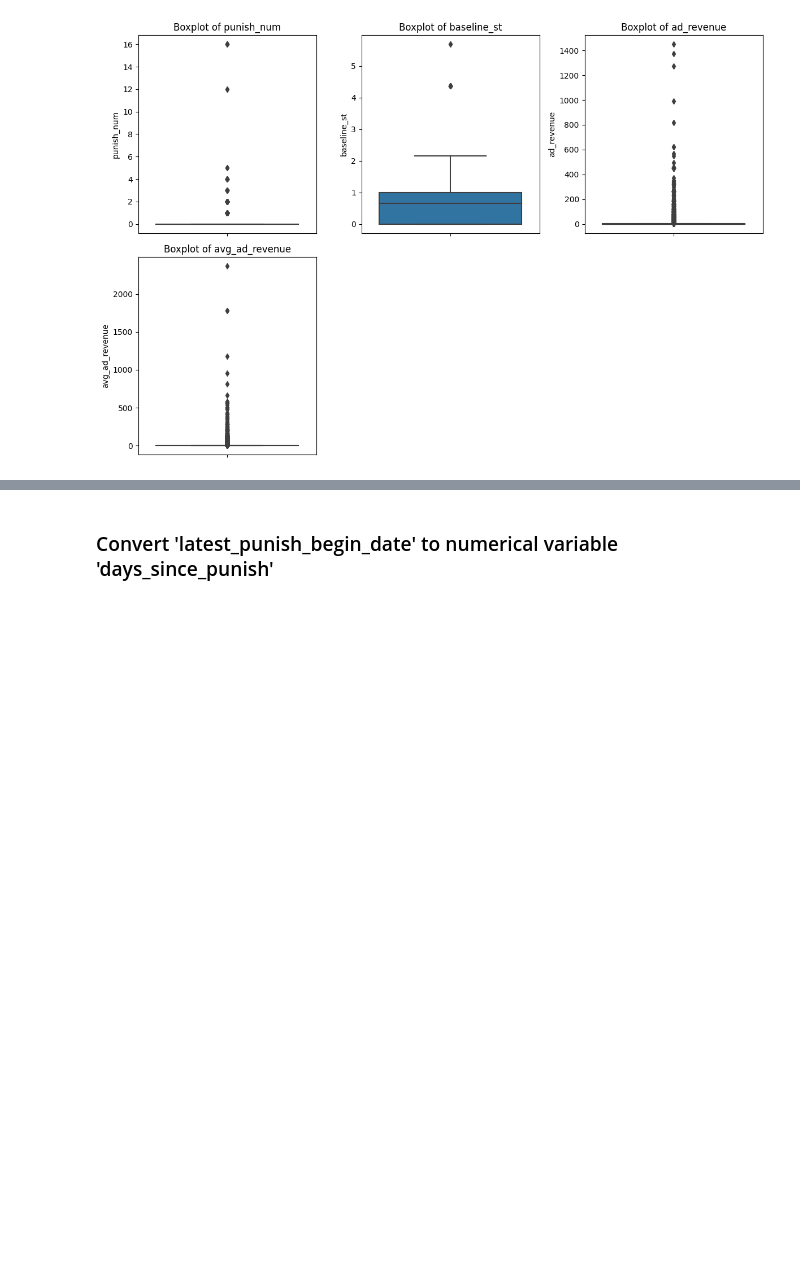
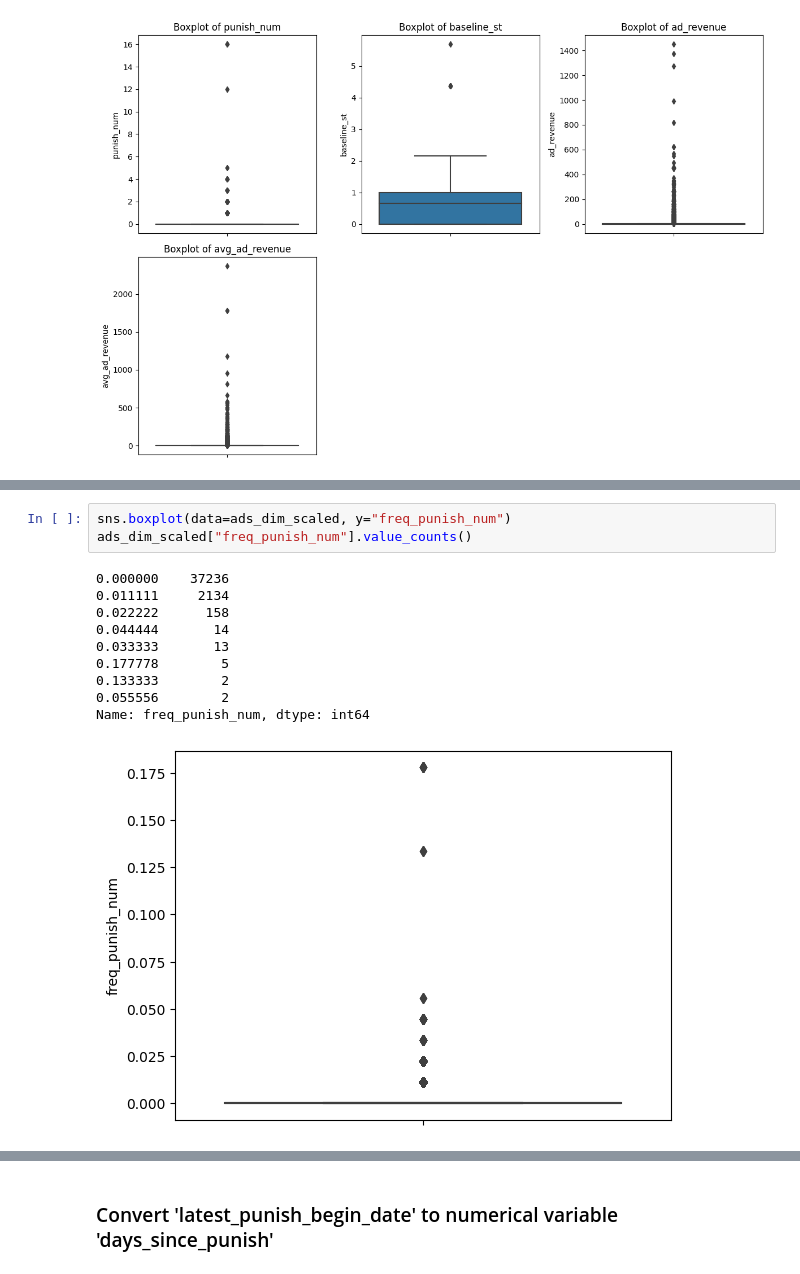
Before and after one commit to Lu-Yi-Fan/Tiktok-hackerthon, a Jupyter notebook: main.ipynb, the cells around one changed output, grey strips where cells are left out. Drawn from its saved outputs; the diff is of its cells as text; blank space fills up the shorter version.

```diff
--- a/main.ipynb
+++ b/main.ipynb
@@ -379,0 +395,14 @@ plt.show()
+# %%
+sns.boxplot(data=ads_dim_scaled, y="freq_punish_num")
+ads_dim_scaled["freq_punish_num"].value_counts()
+# %% [output]
+0.000000    37236
+0.011111     2134
+0.022222      158
+0.044444       14
+0.033333       13
+0.177778        5
+0.133333        2
+0.055556        2
+Name: freq_punish_num, dtype: int64
+[figure, added]
```
Also changed, not shown: parts of 24 cells of this notebook.
